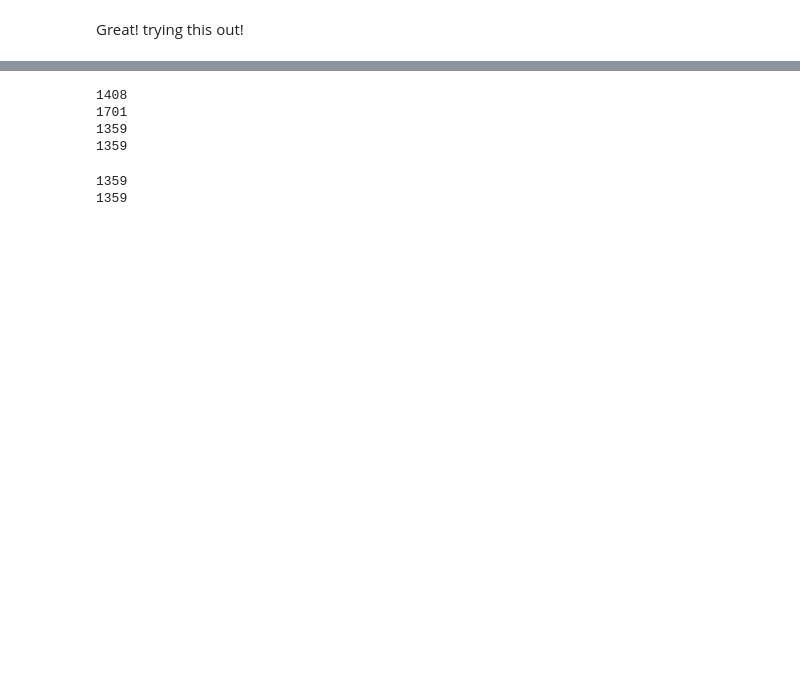
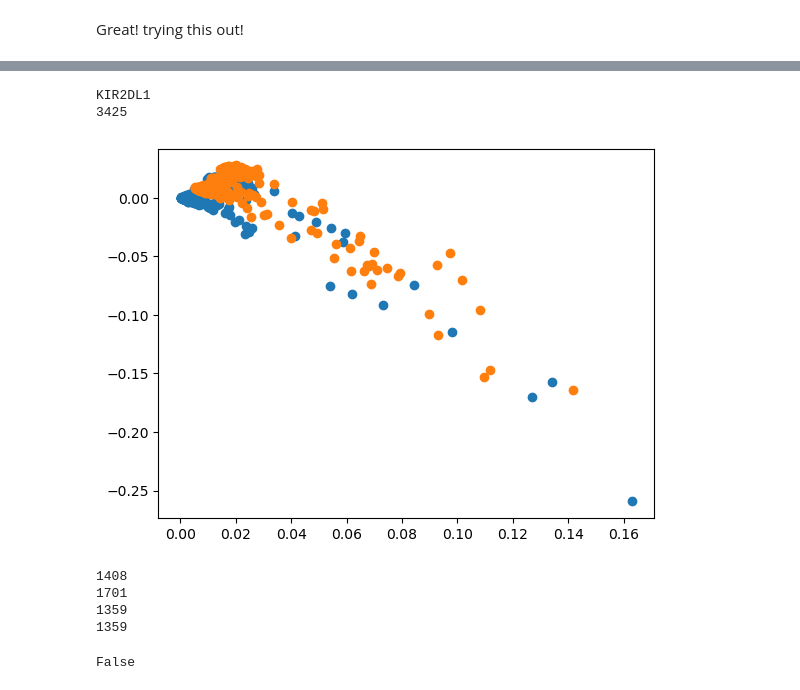
Before and after one commit to alanahmcintosh/Python_workspaces, a Jupyter notebook: Jupyter Notebook/expression_PCA.ipynb, the cells around one changed output, grey strips where cells are left out. Saved outputs shown, nothing was run; the diff lists cells and outputs as text; code cells hidden in the pictures; blank space fills up the shorter version.

```diff
--- a/Jupyter Notebook/expression_PCA.ipynb
+++ b/Jupyter Notebook/expression_PCA.ipynb
@@ -73,45 +74,68 @@ ACH-000012      0
+# %%
+##### sum up the amount of mutations per gene
+sum_genes = np.sum(x_mut, axis = 0)
+
+#####sort the amount of mutations per gene in descending order
+top_genes = np.argsort(sum_genes)
+
+#####get the indexes of the top five most mutated genes in one list together and individually
+top_five = top_genes[-5:, ]
+gene_one = (top_genes[-1,])
+gene_two = (top_genes[-2,])
+gene_three = (top_genes[-3,])
+gene_four = (top_genes[-4,])
+gene_five = (top_genes[-5,])
+
+####### find the names of the most mutated genes
+print(mutation.columns[gene_five])
+
+######do the PCA
+# sum up the number of times no mutation is found for the top mutated gene
+plt.scatter(pca_mutation.components_[0,np.where(x_mut[:,gene_one]==0)] ,pca_mutation.components_[1,np.where(x_mut[:,gene_one]==0)])
+
+# sum the number of times adamaging mutation is found in the top gene for all cell lines
+plt.scatter(pca_mutation.components_[0,np.where(x_mut[:,gene_one]==1)],pca_mutation.components_[1,np.where(x_mut[:,gene_one]==1)])
+
+plt.show()
+# %% [output]
+KIR2DL1
+3425
+[figure, added]
 # %%
+###### find the lengths of the rows of the expression and mutation dataset
 print(len(row_names))
 print(len(row_names_mut))
 
+
+#### create a for loop to get the overlap between the two lists
 overlap_exp  = list()
 overlap_mut = list()
 for i in range(len(row_names)):     # for each variable in the range of the full length of the row_names list
     if row_names_mut.count(row_names[i])>0: # if the row name in row_names is counted at least once
         overlap_exp.append(i) # append that row_name index to the overlap_exp list
         overlap_mut.append(row_names_mut.index(row_names[i])) # append the index where the row name from row_names appears in row_names_mut
-#print(row_names[1:4])
-#print(row_names_mut[1:4])
-#row_names[1:4] == row_names_mut[1:4]
-#print(row_names[(overlap_exp)])
-####### find the length of overlap_exp and overlap_mut, chek they are the same######
+
+
+####### find the length of overlap_exp and overlap_mut, chek they are the same
 print(len(overlap_exp))
 print(len(overlap_mut))
-#row_names[(overlap_exp)] == row_names_mut[(overlap_mut)]
-#print(overlap_exp)
-#print(overlap_mut)
-#x_exp_overlap = x[overlap_exp,:]
-#x_mut_overlap = x_mut[overlap_mut,:]
+len(overlap_exp) == len(overlap_mut)
+
+######### create new dataframesw containing from the main ones, containing only the rows that match those from the overlap lists. .iloc: matching indices to indices as the overlap lists contain the row numbers (the indices) ########
+
+joinable_exp = expression.iloc[overlap_exp]
+print(len(joinable_exp))
+
+joinable_mut = mutation.iloc[overlap_mut]
+print(len(joinable_mut))
+
+
+#### sort the joinable datasets to be inascending order so now they not only contain the same row names but in the same order.
+#joinable_exp = joinable_exp.sort_index(ascending=True)
+#joinable_mut = joinable_mut.sort_index(ascending=True)
 # %% [output]
 1408
 1701
 1359
 1359
+False
-# %%
-######### create new dataframesw containing from the main ones, containing only the rows that match those from the overlap lists. .iloc: matching indices to indices as the overlap lists contain the row numbers (the indices) ########
-
-joinable_exp = expression.iloc[overlap_exp]
-#for i in overlap_exp():
-#    joinable_exp.append(expression[i])
-
-#print(joinable_exp)
-print(len(joinable_exp))
-
-joinable_mut = mutation.iloc[overlap_mut]
-print(len(joinable_mut))
-#print(joinable_mut)
-
-#print(overlap_exp[1:4])
-# %% [output]
-1359
-1359
```
Also changed, not shown: parts of 6 cells of this notebook.
